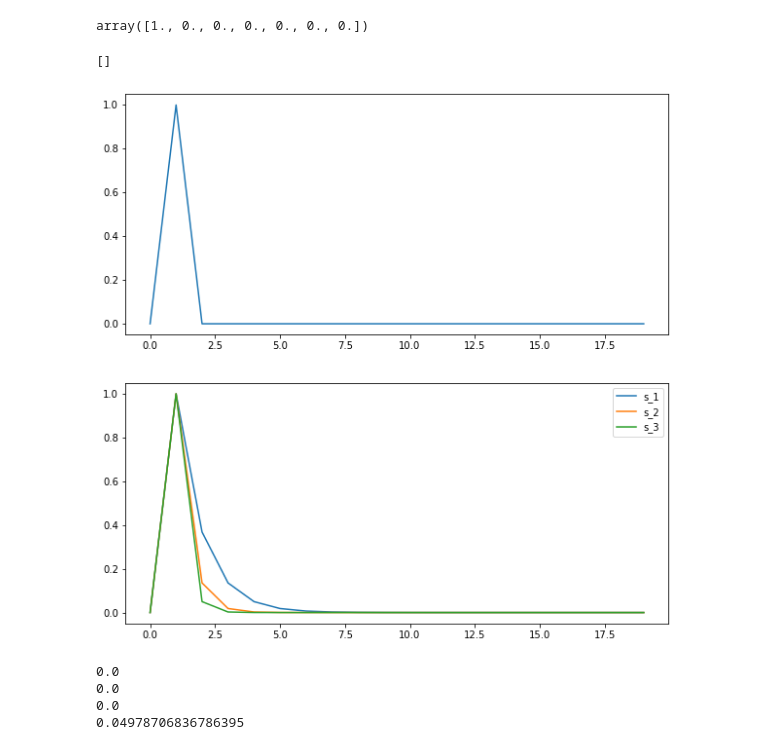
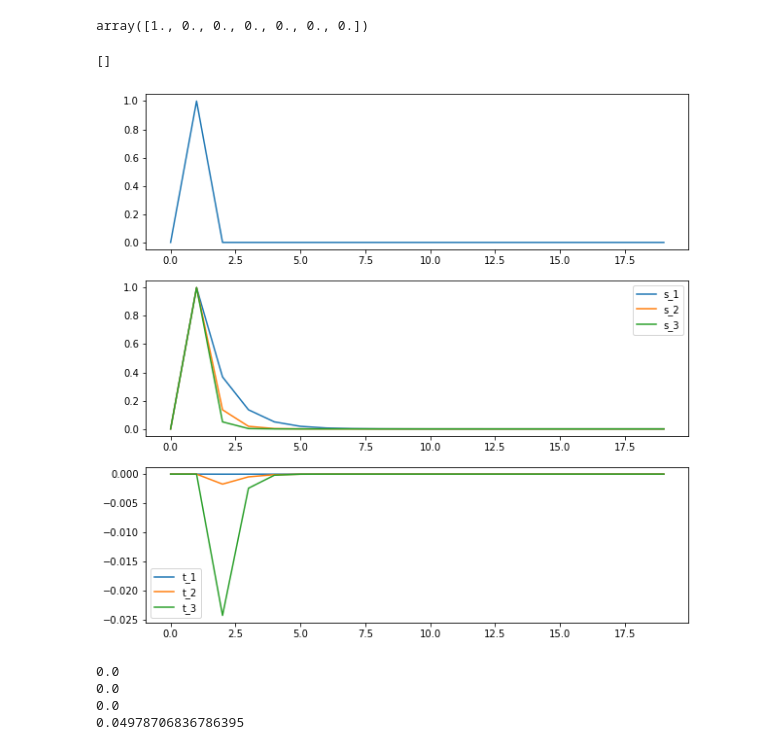
Before and after one commit to adam-stogsdill/Neuroscience, a Jupyter notebook: PhD Related Items/PHD Stuff/Boston/Interview Research/Marc Howard/cognition/code/JOR.ipynb, the cells around one changed output. Saved outputs shown, nothing was run; the diff lists cells and outputs as text; code cells hidden in the pictures.

```diff
--- a/PhD Related Items/PHD Stuff/Boston/Interview Research/Marc Howard/cognition/code/JOR.ipynb
+++ b/PhD Related Items/PHD Stuff/Boston/Interview Research/Marc Howard/cognition/code/JOR.ipynb
@@ -16,25 +16,43 @@ def Laplace_transform(f_t, t, s, i):
   for tau in range(0, t+1):           # Make this for loop inclusive with t+1
     sum += f_t[t - tau,i] * (np.e ** (-s * tau))
   return sum
+# %%
+from math import factorial as fct
+def Laplace_transform_prime(f_t, t, s, i):
+  sum = 0
+  if t > f_t.shape[0]:
+    raise Exception("Cannot Calculate summation when t>tau")
+  for tau in range(0, t+1):           # Make this for loop inclusive with t+1
+    sum += -tau * f_t[t - tau,i] * (np.e ** (-s * tau))
+  return sum
+
+def inverse_laplace_transform(f_t, t, s, i, k):
+  return (((-1) ** k)/fct(k)) * (s ** (k+1)) * Laplace_transform_prime(f_t, t, s, i)
 # %%
 f_1 = []
 F_s = [[],[],[]]
+f_s = [[],[],[]]
 for t in range(20):
   f_1.append(f_t[t,1])
   for s in range(1,4):
     F_s[s-1].append(Laplace_transform(f_t, t, s, 1))
+    f_s[s-1].append(inverse_laplace_transform(f_t, t, s, 1, 8))
 # %%
 import matplotlib.pyplot as plt
-fig, axis = plt.subplots(2, 1, figsize=(10,10))
+fig, axis = plt.subplots(3, 1, figsize=(10,10))
 axis[0].plot([i for i in range(20)], f_1)
 axis[1].plot([i for i in range(20)], F_s[0], label='s_1')
 axis[1].plot([i for i in range(20)], F_s[1], label='s_2')
 axis[1].plot([i for i in range(20)], F_s[2], label='s_3')
 axis[1].legend()
+axis[2].plot([i for i in range(20)], f_s[0], label='t_1')
+axis[2].plot([i for i in range(20)], f_s[1], label='t_2')
+axis[2].plot([i for i in range(20)], f_s[2], label='t_3')
+axis[2].legend()
 plt.plot()
 # %% [output]
 []
-[figure, old version]
+[figure, new version]
 # %%
 fourier_transform(f_t, 3, 1, 0)
 # %% [output]
```
Also changed, not shown: 21 other files.
